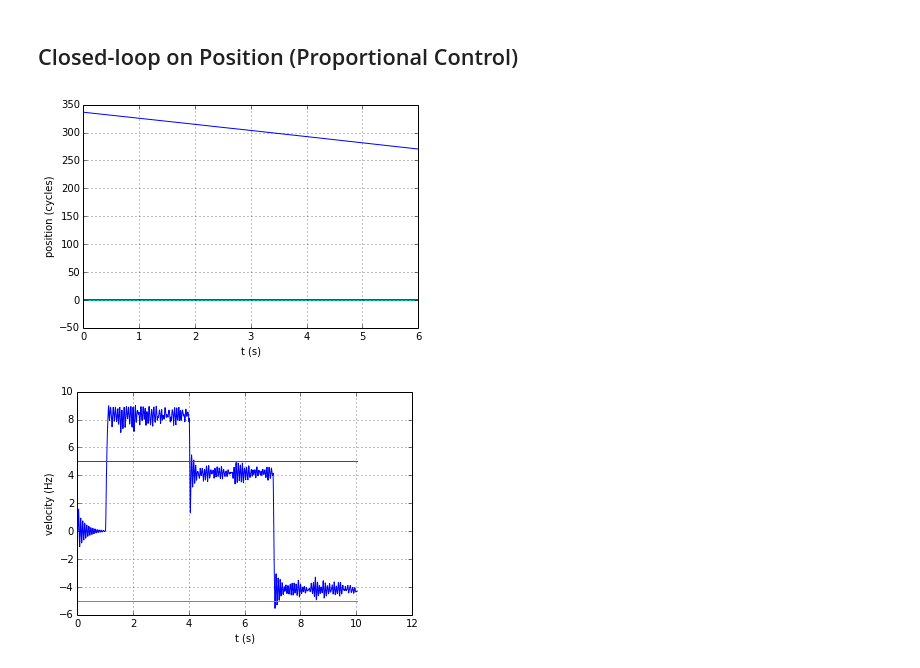
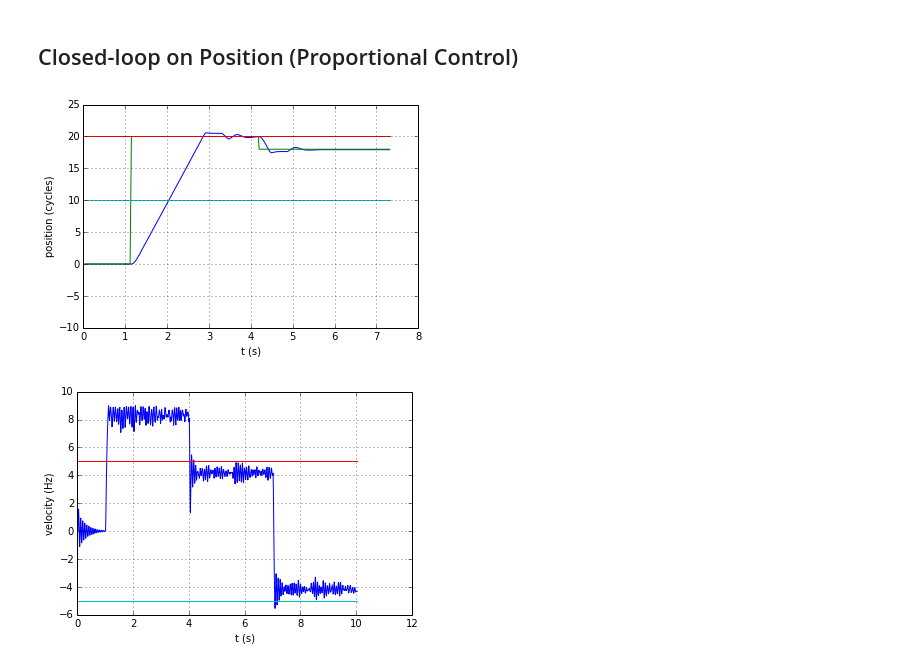
Before and after one commit to mcdeoliveira/pyctrl, a Jupyter notebook: python/notebook/IdentifyMotor.ipynb, the cells around one changed output. Cells and saved outputs as stored; diff of their text form; code cells hidden in the pictures.

```diff
--- a/python/notebook/IdentifyMotor.ipynb
+++ b/python/notebook/IdentifyMotor.ipynb
@@ -195,6 +201,3 @@ plt.grid()
-# %%
-with controller:
-    controller.set_reference1(0)
 # %%
 plt.plot(t, velocity, '.-')
 plt.xlim(1,2)
@@ -210,27 +213,41 @@ with controller:
 # %% [markdown]
 ## Closed-loop on Position (Proportional Control)
 # %%
-reference = 2
-controller.set_controller1(Proportional(9 / G, reference / 100))
+G = 10
+reference = 20
+controller.set_controller1(Proportional(2400 / G, reference / 100))
+# %%
+controller.set_encoder1(0)
+controller.set_reference1_mode(1)
+controller.reset_logger()
+with controller:
+    time.sleep(10)
+log = controller.get_log()
 # %%
+controller.set_encoder1(0)
+controller.set_reference1_mode(0)
 controller.reset_logger()
 with controller:
     time.sleep(1)
     controller.set_reference1(100)
-    time.sleep(5)
+    time.sleep(3)
+    controller.set_reference1(90)
+    time.sleep(3)
 log = controller.get_log()
 # %%
 t = log[:,0]
 position = log[:,1]
+ref = log[:,2]
 plt.plot(t, position,
+         t, reference*ref/100,
          (t[0],t[-1]), (reference, reference),
          (t[0],t[-1]), (.5*reference, .5*reference),
          (t[0],t[-1]), (-.5*reference, -.5*reference))
 plt.xlabel('t (s)')
 plt.ylabel('position (cycles)')
 plt.grid()
 # %% [output]
-[figure, old version]
+[figure, new version]
 # %%
 controller.reset_logger()
 with controller:
```
Also changed, not shown: parts of 24 cells of this notebook, 11 other files.
